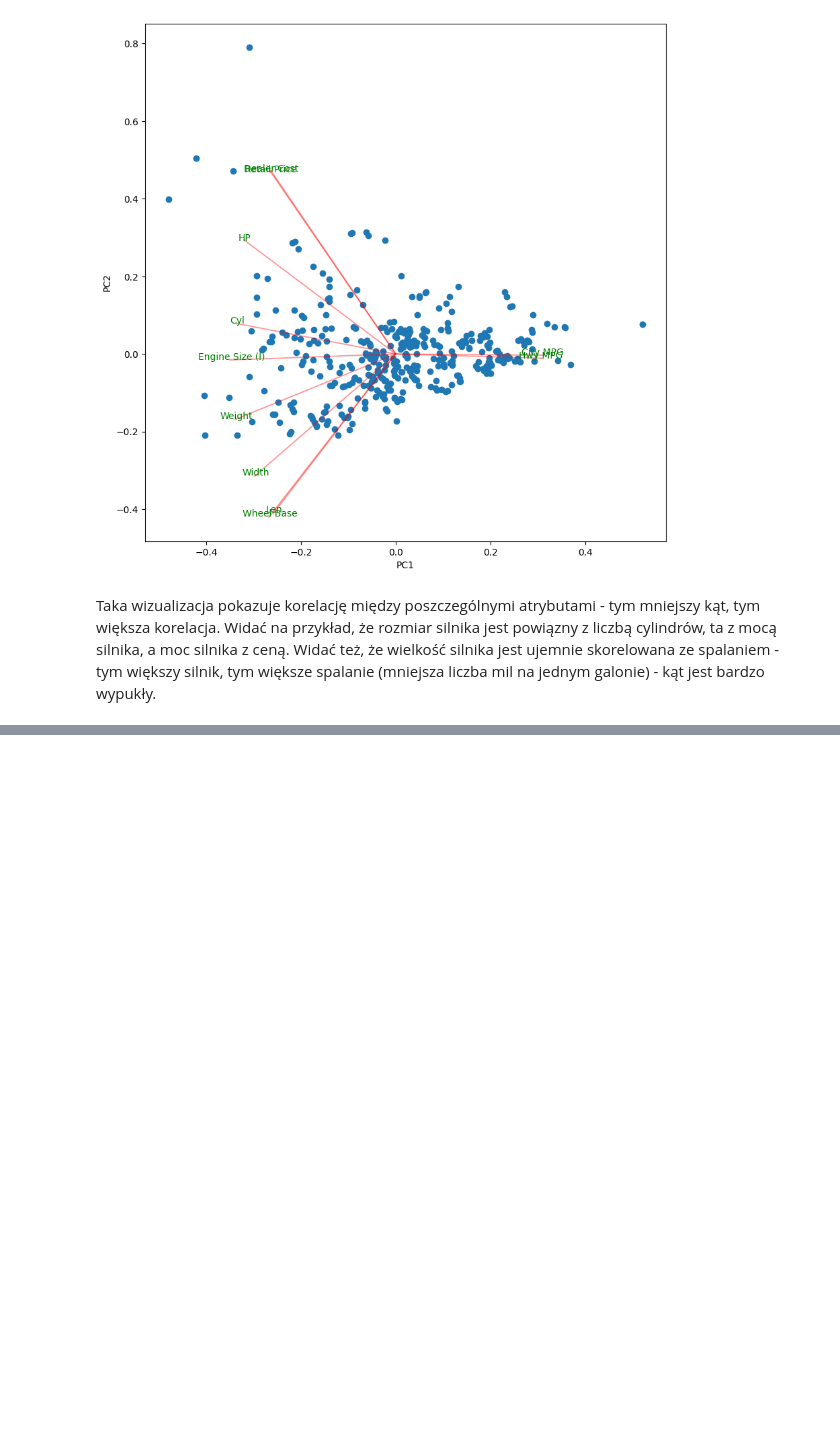
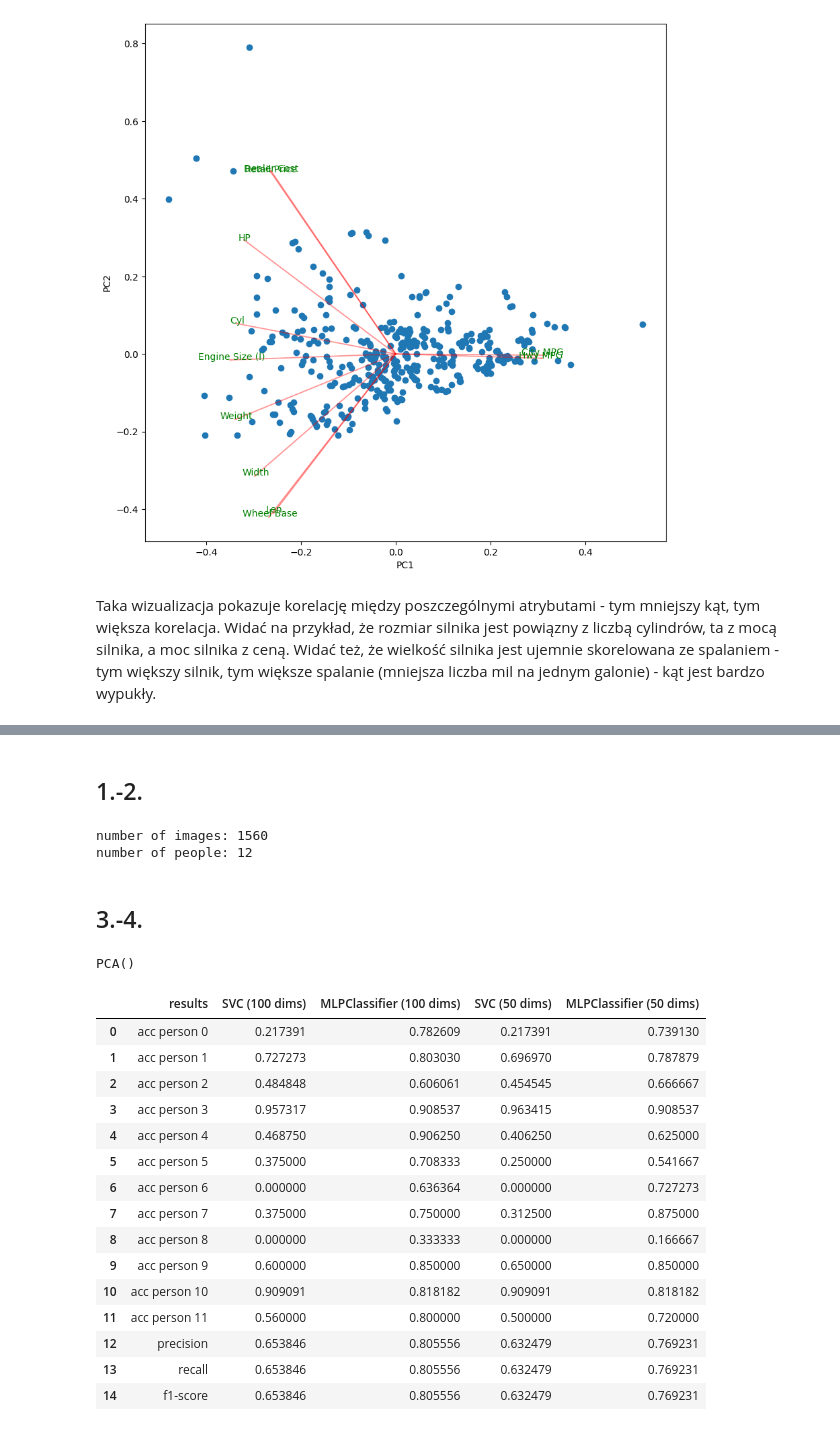
Before and after one commit to jupiterb/agh-data-science, a Jupyter notebook: 1/data_exploration/labs/lab1.ipynb, the cells around one changed output, grey strips where cells are left out. Cells and saved outputs as stored; diff of their text form; code cells hidden in the pictures; blank space fills up the shorter version.

```diff
--- a/1/data_exploration/labs/lab1.ipynb
+++ b/1/data_exploration/labs/lab1.ipynb
@@ -215,0 +223,13 @@ Taka wizualizacja pokazuje korelację między poszczególnymi atrybutami - tym m
+# %% [markdown]
+## 1.-2.
+# %%
+# load data
+lfw_people = fetch_lfw_people(data_home="../../../fetched/", min_faces_per_person=50)
+lfw_data = lfw_people.data
+lfw_targets = lfw_people.target
+
+print(f"number of images: {lfw_data.shape[0]}")
+print(f"number of people: {len(set(lfw_targets))}")
+# %% [output]
+number of images: 1560
+number of people: 12
@@ -215,0 +239,53 @@ Taka wizualizacja pokazuje korelację między poszczególnymi atrybutami - tym m
+# %% [markdown]
+## 3.-4.
+# %%
+# pca
+lfw_pca = PCA()
+lfw_pca.fit(lfw_X_train)
+# %% [output]
+PCA()
+# %%
+# results of trainings
+def get_results(clf, X, y_true):
+    y_pred = clf.predict(X)
+    # acc for each target
+    confusion = confusion_matrix(y_true, y_pred)
+    accs = confusion.diagonal() / confusion.sum(axis=1)
+    results = list(accs)
+    # precisin, recall, f1-score
+    precision, recall, f1, _ = precision_recall_fscore_support(y_true, y_pred, average="micro")
+    results += [precision, recall, f1]
+    return results
+
+
+lfw_trainings_results = {"results": [f"acc person {person_id}" for person_id in range(len(lfw_people.target_names))]}
+lfw_trainings_results["results"] += ["precision", "recall", "f1-score"]
+
+# trainings
+for n_dims in (100, 50):
+    lfw_X_train_decomposed = lfw_pca.transform(lfw_X_train)[:, :n_dims]
+    lfw_X_test_decomposed = lfw_pca.transform(lfw_X_test)[:, :n_dims]
+    for clf in (SVC(), MLPClassifier(hidden_layer_sizes=(100, 50))):
+        clf.fit(lfw_X_train_decomposed, lfw_y_train)
+        lfw_trainings_results[f"{type(clf).__name__} ({n_dims} dims)"] =\
+            get_results(clf, lfw_X_test_decomposed, lfw_y_test)
+
+# dataframe for better visualization
+pd.DataFrame(lfw_trainings_results)
+# %% [output]
+|  | results | SVC (100 dims) | MLPClassifier (100 dims) | SVC (50 dims) | MLPClassifier (50 dims) |
+| 0 | acc person 0 | 0.217391 | 0.782609 | 0.217391 | 0.739130 |
+| 1 | acc person 1 | 0.727273 | 0.803030 | 0.696970 | 0.787879 |
+| 2 | acc person 2 | 0.484848 | 0.606061 | 0.454545 | 0.666667 |
+| 3 | acc person 3 | 0.957317 | 0.908537 | 0.963415 | 0.908537 |
+| 4 | acc person 4 | 0.468750 | 0.906250 | 0.406250 | 0.625000 |
+| 5 | acc person 5 | 0.375000 | 0.708333 | 0.250000 | 0.541667 |
+| 6 | acc person 6 | 0.000000 | 0.636364 | 0.000000 | 0.727273 |
+| 7 | acc person 7 | 0.375000 | 0.750000 | 0.312500 | 0.875000 |
+| 8 | acc person 8 | 0.000000 | 0.333333 | 0.000000 | 0.166667 |
+| 9 | acc person 9 | 0.600000 | 0.850000 | 0.650000 | 0.850000 |
+| 10 | acc person 10 | 0.909091 | 0.818182 | 0.909091 | 0.818182 |
+| 11 | acc person 11 | 0.560000 | 0.800000 | 0.500000 | 0.720000 |
+| 12 | precision | 0.653846 | 0.805556 | 0.632479 | 0.769231 |
+| 13 | recall | 0.653846 | 0.805556 | 0.632479 | 0.769231 |
+| 14 | f1-score | 0.653846 | 0.805556 | 0.632479 | 0.769231 |
```
Also changed, not shown: parts of 9 cells of this notebook.
